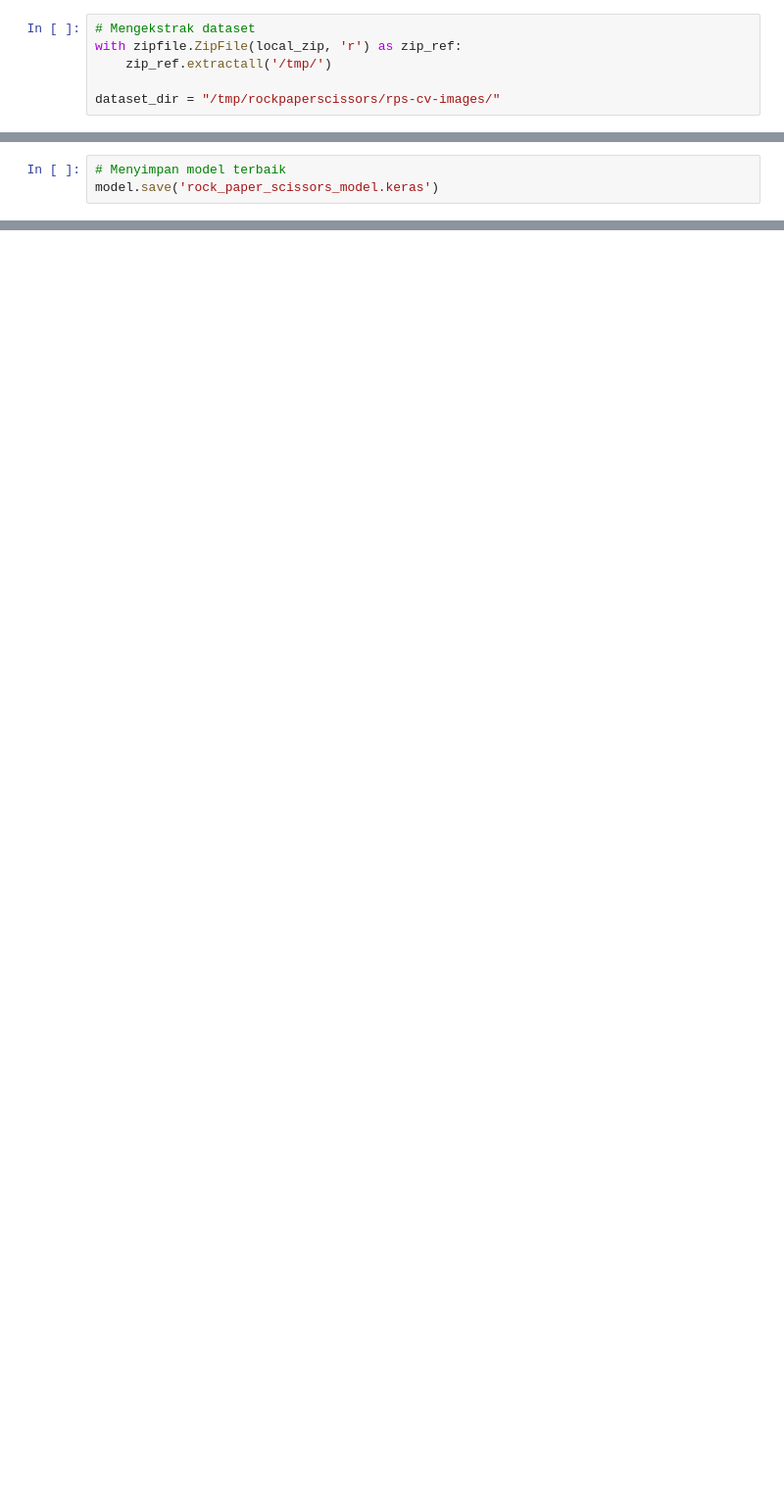
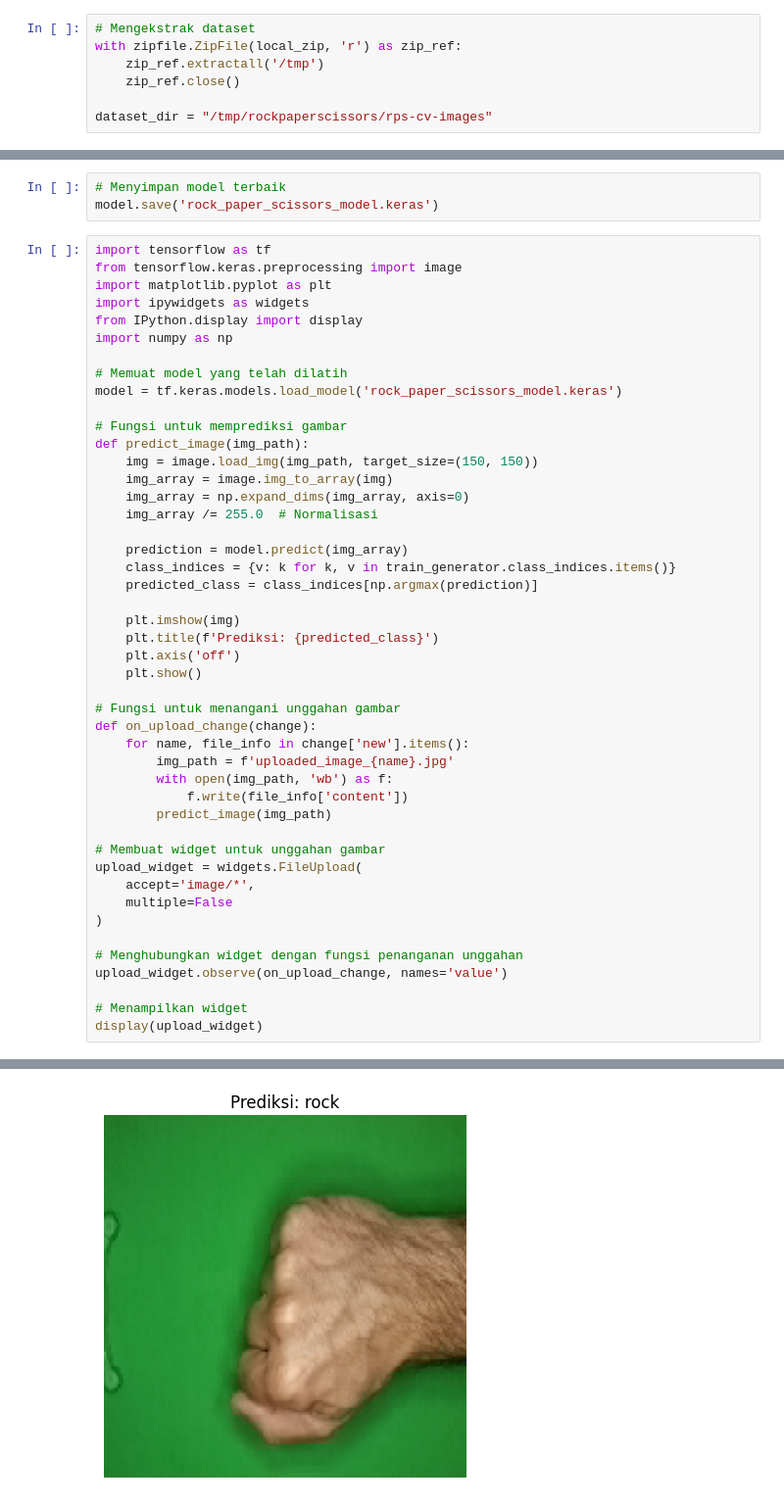
Before and after one commit to MHendriF/Image-Classification, a Jupyter notebook: RockPaperScissors.ipynb, the cells around one changed output, grey strips where cells are left out. Shown: that part at 98% size. Saved outputs shown, nothing was run; the diff lists cells and outputs as text; blank space fills up the shorter version.

```diff
--- a/RockPaperScissors.ipynb
+++ b/RockPaperScissors.ipynb
@@ -45,9 +39,10 @@ Saving to: ‘/tmp/rockpaperscissors.zip’
 # %%
 # Mengekstrak dataset
 with zipfile.ZipFile(local_zip, 'r') as zip_ref:
-    zip_ref.extractall('/tmp/')
+    zip_ref.extractall('/tmp')
+    zip_ref.close()
 
-dataset_dir = "/tmp/rockpaperscissors/rps-cv-images/"
+dataset_dir = "/tmp/rockpaperscissors/rps-cv-images"
 # %%
 # Periksa apakah direktori rps-cv-images ada
 if not os.path.exists(dataset_dir):
@@ -231,3 +198,50 @@ plt.show()
 # %%
 # Menyimpan model terbaik
 model.save('rock_paper_scissors_model.keras')
+# %%
+import tensorflow as tf
+from tensorflow.keras.preprocessing import image
+import matplotlib.pyplot as plt
+import ipywidgets as widgets
+from IPython.display import display
+import numpy as np
+
+# Memuat model yang telah dilatih
+model = tf.keras.models.load_model('rock_paper_scissors_model.keras')
+
+# Fungsi untuk memprediksi gambar
+def predict_image(img_path):
+    img = image.load_img(img_path, target_size=(150, 150))
+    img_array = image.img_to_array(img)
+    img_array = np.expand_dims(img_array, axis=0)
+    img_array /= 255.0  # Normalisasi
+
+    prediction = model.predict(img_array)
+    class_indices = {v: k for k, v in train_generator.class_indices.items()}
+    predicted_class = class_indices[np.argmax(prediction)]
+
+    plt.imshow(img)
+    plt.title(f'Prediksi: {predicted_class}')
+    plt.axis('off')
+    plt.show()
+
+# Fungsi untuk menangani unggahan gambar
+def on_upload_change(change):
+    for name, file_info in change['new'].items():
+        img_path = f'uploaded_image_{name}.jpg'
+        with open(img_path, 'wb') as f:
+            f.write(file_info['content'])
+        predict_image(img_path)
+
+# Membuat widget untuk unggahan gambar
+upload_widget = widgets.FileUpload(
+    accept='image/*',
+    multiple=False
+)
+
+# Menghubungkan widget dengan fungsi penanganan unggahan
+upload_widget.observe(on_upload_change, names='value')
+
+# Menampilkan widget
+display(upload_widget)
+# %% [output]
@@ -233,0 +250 @@ model.save('rock_paper_scissors_model.keras')
+[figure, added]
```
Also changed, not shown: parts of 11 cells of this notebook.
